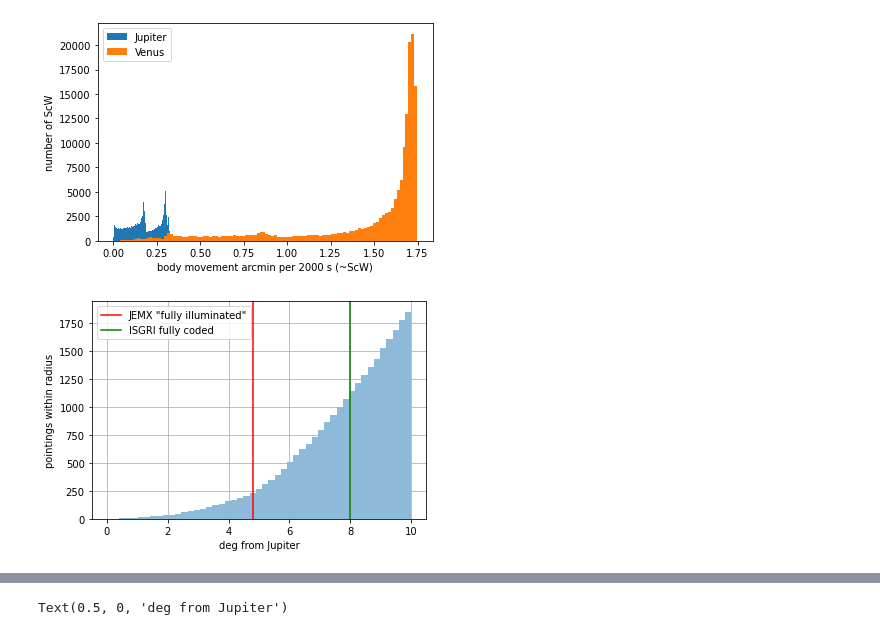
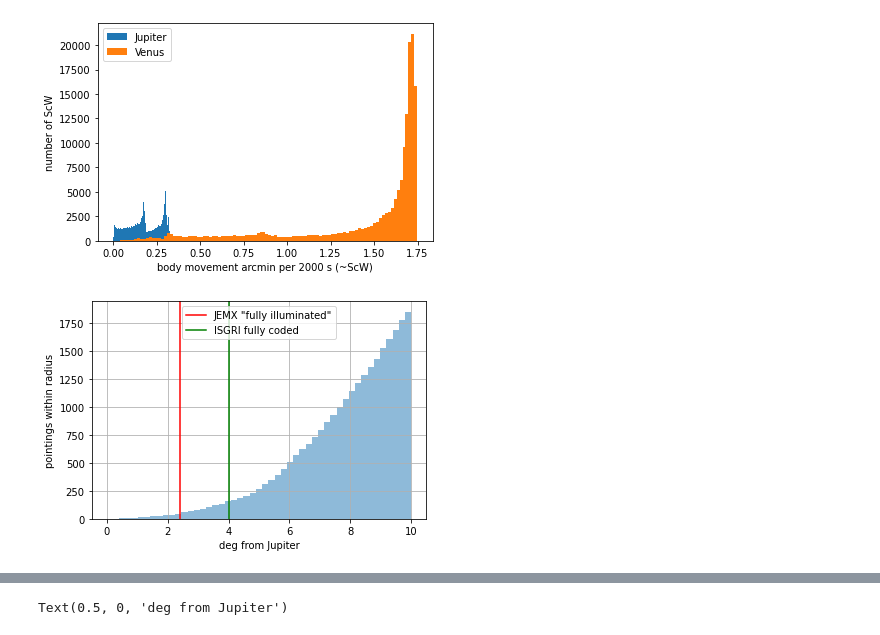
Before and after one commit to volodymyrss/planets, a Jupyter notebook: planets.ipynb, the cells around one changed output, grey strips where cells are left out. Saved outputs shown, nothing was run; the diff lists cells and outputs as text; code cells hidden in the pictures.

```diff
--- a/planets.ipynb
+++ b/planets.ipynb
@@ -443,25 +443,25 @@ plt.savefig("itra-fov-body-movement.png")
 # %%
 plt.figure()
 
 plt.hist(
     R['Jupiter_from_sc_x_deg'], np.linspace(0, 10), cumulative=1, alpha=0.5)
 
 plt.ylabel('pointings within radius')
 
 plt
 
-plt.axvline(4.8, label='JEMX "fully illuminated"', c='r')
-plt.axvline(8., label='ISGRI fully coded', c='g')
+plt.axvline(4.8/2., label='JEMX "fully illuminated"', c='r')
+plt.axvline(8./2., label='ISGRI fully coded', c='g')
 
 plt.grid()
 
 plt.legend()
 
 plt.xlabel("deg from Jupiter")
 
 plt.savefig("jupiter-pointings.png")
 # %% [output]
-[figure, old version]
+[figure, new version]
 # %%
 R[R['Jupiter_from_sc_x_deg'] < 0.5]
 # %% [output]
```
Also changed, not shown: 1 other file.
